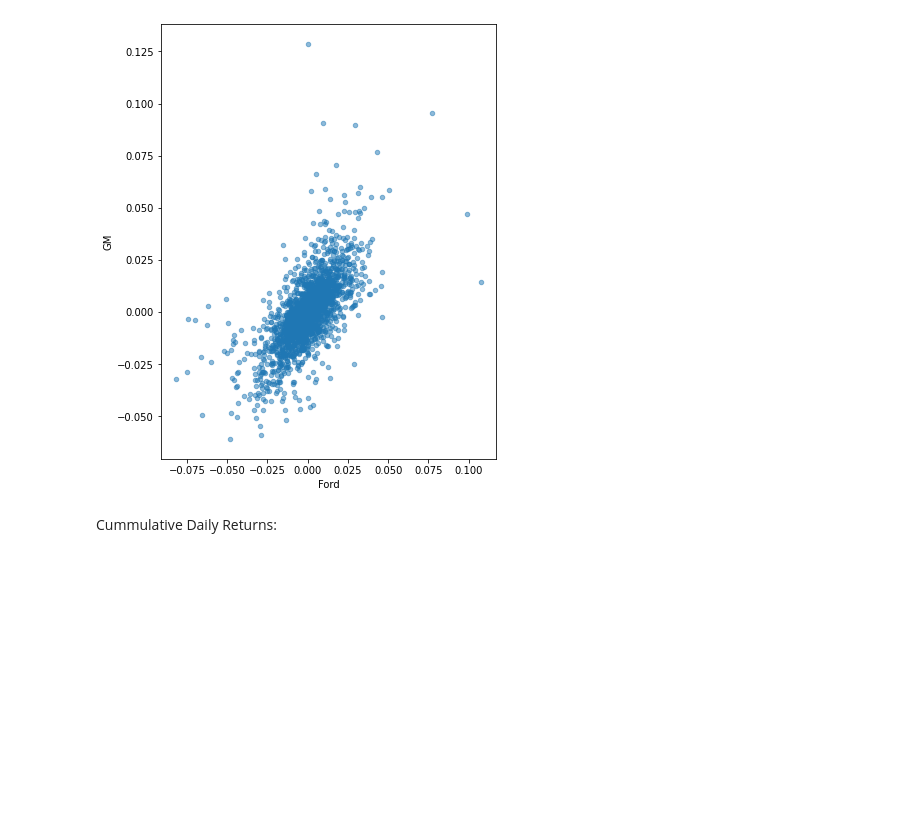
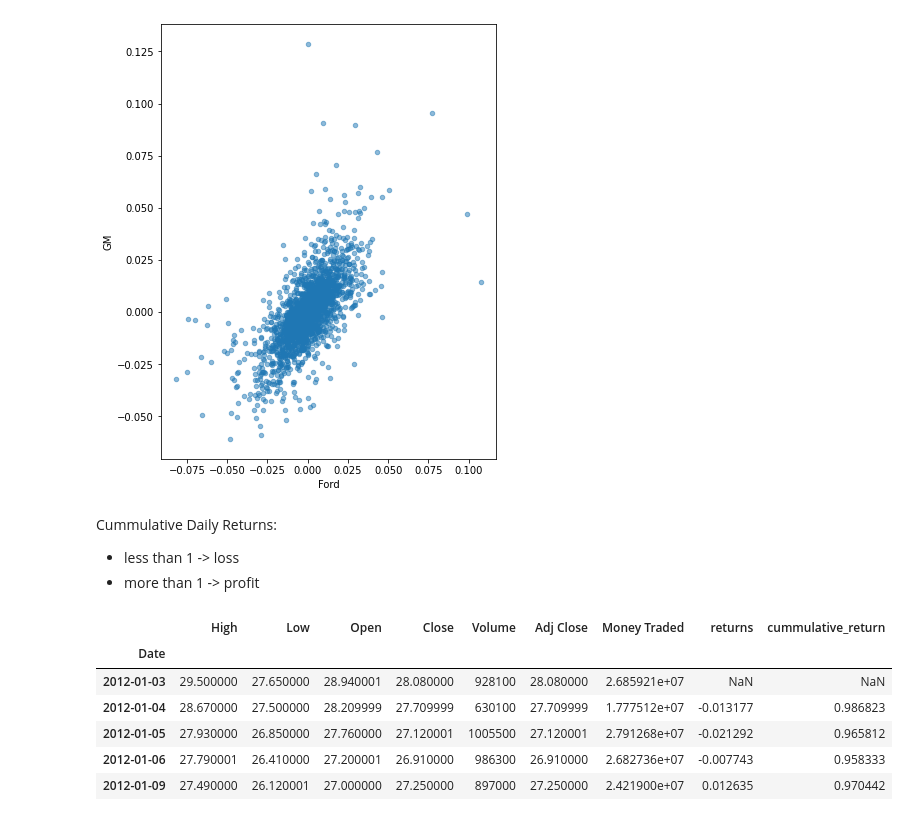
Before and after one commit to DeepankarAcharyya/Stock_Market_Analysis_Capstone_Project, a Jupyter notebook: Stock_Market_Analysis_Capstone_Project.ipynb, the cells around one changed output. Saved outputs shown, nothing was run; the diff lists cells and outputs as text; code cells hidden in the pictures; blank space fills up the shorter version.

```diff
--- a/Stock_Market_Analysis_Capstone_Project.ipynb
+++ b/Stock_Market_Analysis_Capstone_Project.ipynb
@@ -174,5 +174,18 @@ box_df.plot(kind='scatter',x='Ford',y='GM',alpha=0.5,figsize=(6,8))
 # %% [output]
 <matplotlib.axes._subplots.AxesSubplot at 0x...>
 [figure]
-# %% [markdown]
-Cummulative Daily Returns:
+# %% [markdown]
+Cummulative Daily Returns:
+* less than 1 -> loss
+* more than 1 -> profit
+# %%
+tesla['cummulative_return']=(1+tesla['returns']).cumprod()
+tesla.head()
+# %% [output]
+|  | High | Low | Open | Close | Volume | Adj Close | Money Traded | returns | cummulative_return |
+| Date |  |  |  |  |  |  |  |  |  |
+| 2012-01-03 | 29.500000 | 27.650000 | 28.940001 | 28.080000 | 928100 | 28.080000 | 2.685921e+07 | NaN | NaN |
+| 2012-01-04 | 28.670000 | 27.500000 | 28.209999 | 27.709999 | 630100 | 27.709999 | 1.777512e+07 | -0.013177 | 0.986823 |
+| 2012-01-05 | 27.930000 | 26.850000 | 27.760000 | 27.120001 | 1005500 | 27.120001 | 2.791268e+07 | -0.021292 | 0.965812 |
+| 2012-01-06 | 27.790001 | 26.410000 | 27.200001 | 26.910000 | 986300 | 26.910000 | 2.682736e+07 | -0.007743 | 0.958333 |
+| 2012-01-09 | 27.490000 | 26.120001 | 27.000000 | 27.250000 | 897000 | 27.250000 | 2.421900e+07 | 0.012635 | 0.970442 |
```
Also changed, not shown: parts of 3 cells of this notebook.
